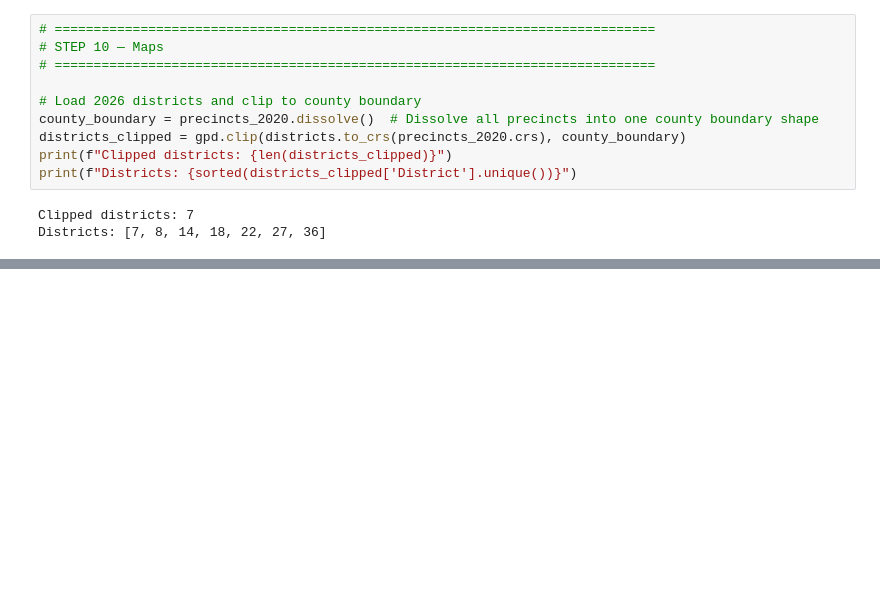
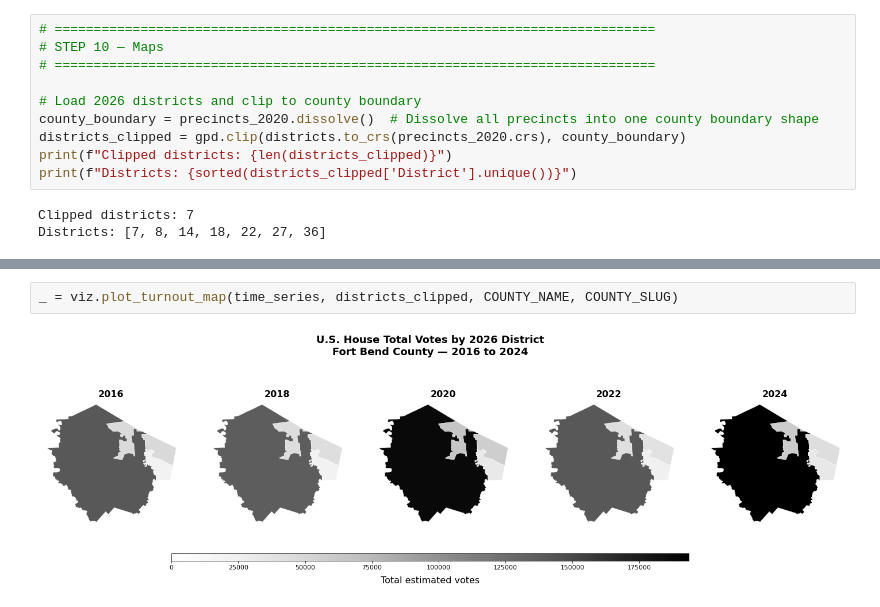
Before and after one commit to bluebonnet-data/bb-unified-election-data, a Jupyter notebook: notebooks/07_time_series_pipeline_fort_bend.ipynb, the cells around one changed output, grey strips where cells are left out. Saved outputs shown, nothing was run; the diff lists cells and outputs as text; blank space fills up the shorter version.

```diff
--- a/notebooks/07_time_series_pipeline_fort_bend.ipynb
+++ b/notebooks/07_time_series_pipeline_fort_bend.ipynb
@@ -614,0 +380,4 @@ Saved turnout map
+# %%
+_ = viz.plot_turnout_map(time_series, districts_clipped, COUNTY_NAME, COUNTY_SLUG)
+# %% [output]
+[figure, added]
```
Also changed, not shown: parts of 9 cells of this notebook, 33 other files.
